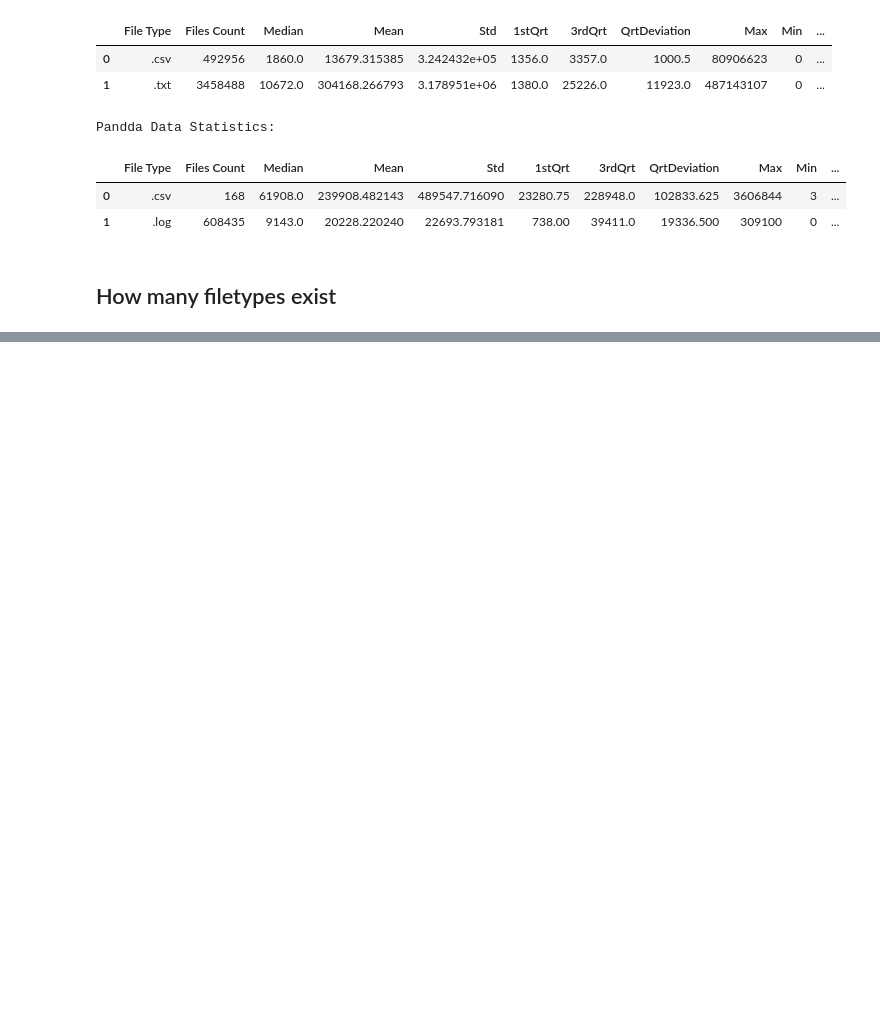
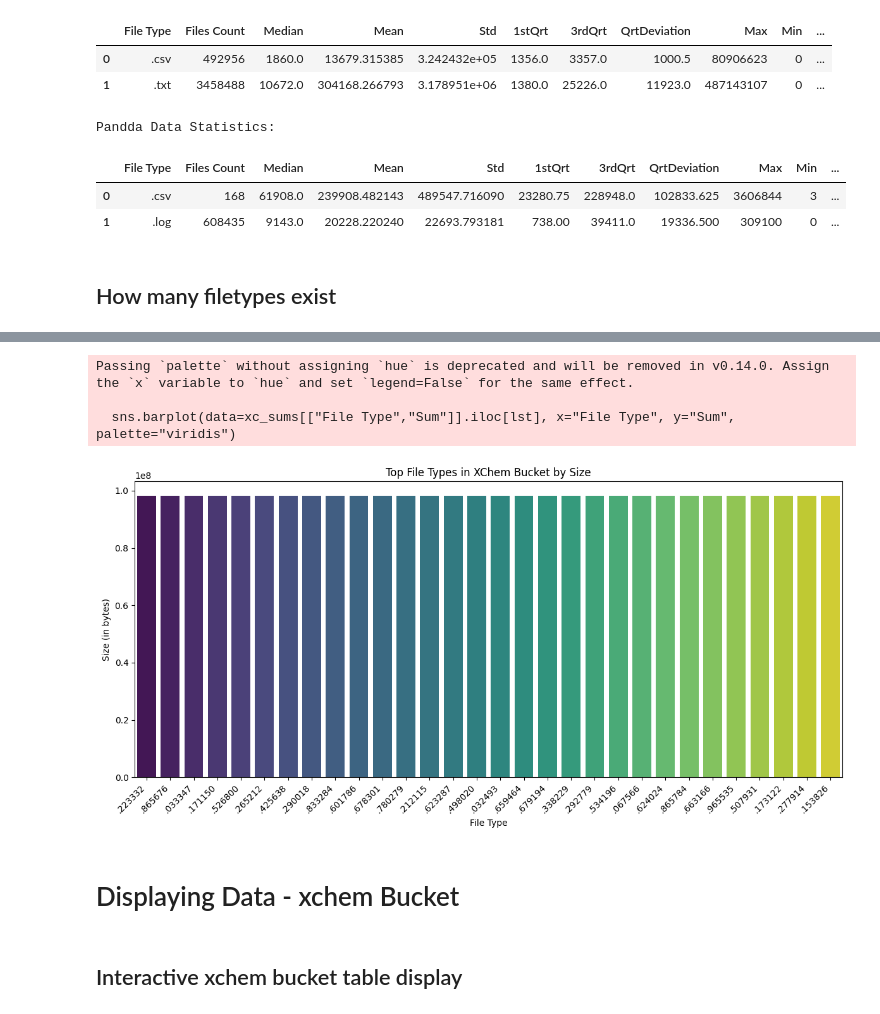
Before and after one commit to xchem/xaidar, a Jupyter notebook: notebooks/tasks/s3Analysis/7-analys_restfiletypes.ipynb, the cells around one changed output, grey strips where cells are left out. Cells and saved outputs as stored; diff of their text form; code cells hidden in the pictures; blank space fills up the shorter version.

```diff
--- a/notebooks/tasks/s3Analysis/7-analys_restfiletypes.ipynb
+++ b/notebooks/tasks/s3Analysis/7-analys_restfiletypes.ipynb
@@ -38,0 +172,29 @@ Pandda Data Statistics:
+# %%
+numb_fileTypes = 30
+start_rank = 0
+end_rank = start_rank + numb_fileTypes
+# %%
+import matplotlib.pyplot as plt
+import seaborn as sns
+
+lst= [0] + list(range(start_rank,end_rank))
+lst=  list(range(start_rank,end_rank))
+
+plt.figure(figsize=(12, 6))
+sns.barplot(data=xc_sums[["File Type","Sum"]].iloc[lst], x="File Type", y="Sum", palette="viridis")
+plt.xticks(rotation=45, ha='right')
+plt.title("Top File Types in XChem Bucket by Size")
+plt.xlabel("File Type")
+plt.ylabel("Size (in bytes)")
+plt.tight_layout()
+plt.show()
+start_rank , end_rank = start_rank + numb_fileTypes , end_rank  + numb_fileTypes
+# %% [output]
+Passing `palette` without assigning `hue` is deprecated and will be removed in v0.14.0. Assign the `x` variable to `hue` and set `legend=False` for the same effect.
+
+  sns.barplot(data=xc_sums[["File Type","Sum"]].iloc[lst], x="File Type", y="Sum", palette="viridis")
+[figure, added]
+# %% [markdown]
+# Displaying Data - xchem Bucket
+# %% [markdown]
+## Interactive xchem bucket table display
```
Also changed, not shown: parts of 24 cells of this notebook.
